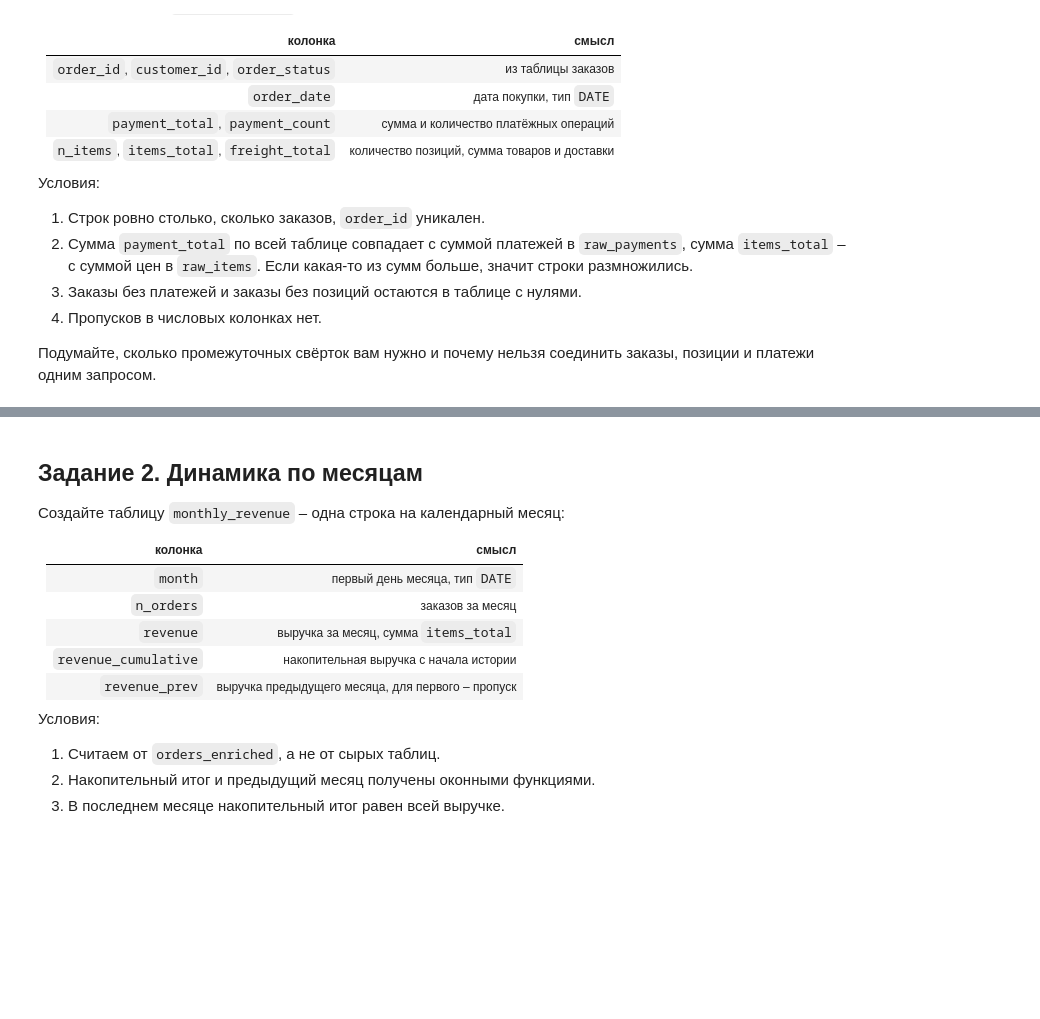
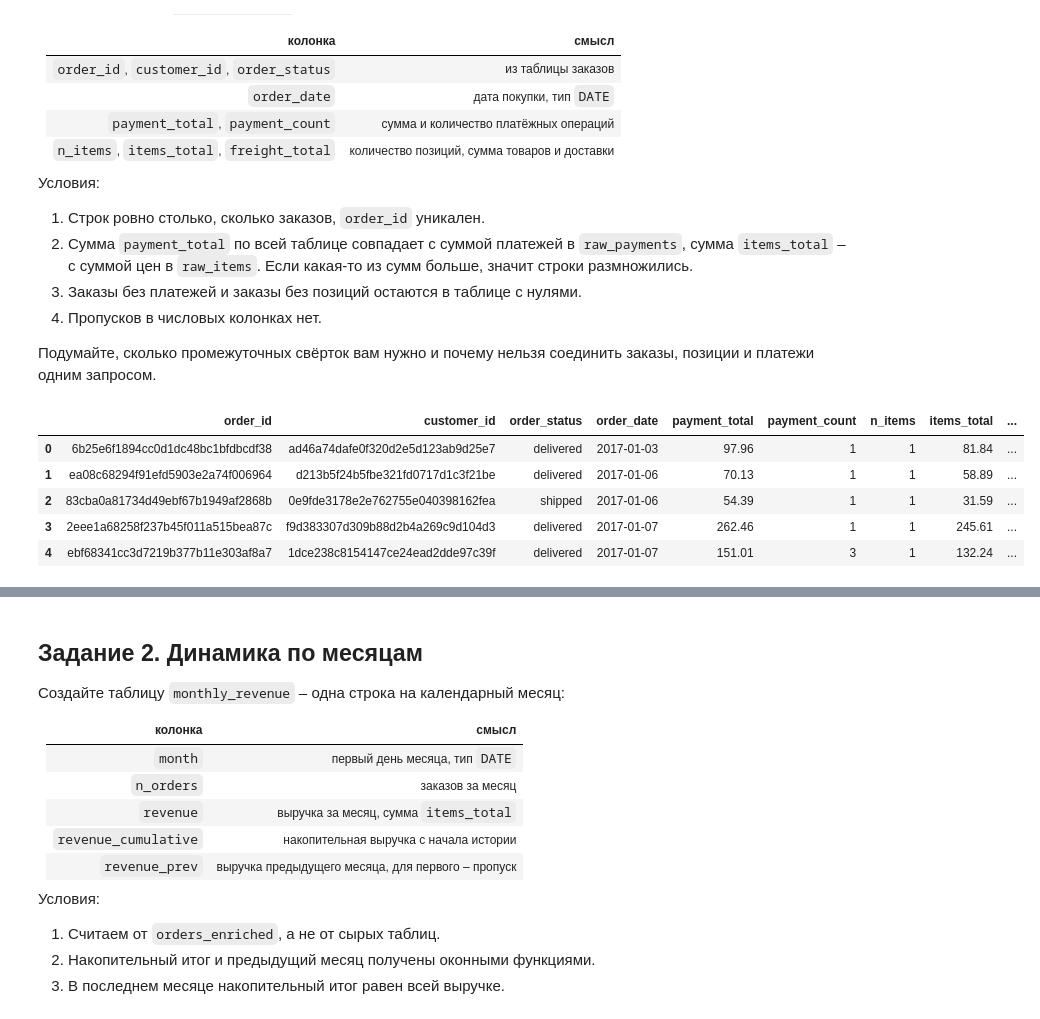
Before and after one commit to ilichppshka/AI-Data-Engineering, a Jupyter notebook: notebooks/02_storage_sql.ipynb, the cells around one changed output, grey strips where cells are left out. Cells and saved outputs as stored; diff of their text form; code cells hidden in the pictures; blank space fills up the shorter version.

```diff
--- a/notebooks/02_storage_sql.ipynb
+++ b/notebooks/02_storage_sql.ipynb
@@ -393,12 +481,51 @@ con.execute("""
 # %%
 # Структура подсказана выше: сначала свёртки в CTE, затем соединения.
 sql_task1 = """
 CREATE OR REPLACE TABLE orders_enriched AS
-SELECT 1
+WITH pay AS (
+    SELECT
+        order_id,
+        SUM(payment_value) AS payment_total,
+        COUNT(*) AS payment_count
+    FROM raw_payments
+    GROUP BY order_id
+),
+items AS (
+    SELECT
+        order_id,
+        COUNT(*) AS n_items,
+        SUM(price) AS items_total,
+        SUM(freight_value) AS freight_total
+    FROM raw_items
+    GROUP BY order_id
+)
+SELECT
+    o.order_id,
+    o.customer_id,
+    o.order_status,
+    CAST(o.order_purchase_timestamp AS DATE) AS order_date,
+
+    COALESCE(p.payment_total, 0) as payment_total,
+    COALESCE(p.payment_count, 0) AS payment_count,
+
+    COALESCE(i.n_items, 0) AS n_items,
+    COALESCE(i.items_total, 0) AS items_total,
+    COALESCE(i.freight_total, 0) As freight_total
+
+FROM raw_orders AS o
+LEFT JOIN pay AS p USING (order_id)
+LEFT JOIN items AS i USING (order_id)
 """
 
 con.execute(sql_task1)
 con.execute("SELECT * FROM orders_enriched LIMIT 5").df()
+# %% [output]
+|  | order_id | customer_id | order_status | order_date | payment_total | payment_count | n_items | items_total | ... |
+| 0 | 6b25e6f1894cc0d1dc48bc1bfdbcdf38 | ad46a74dafe0f320d2e5d123ab9d25e7 | delivered | 2017-01-03 | 97.96 | 1 | 1 | 81.84 | ... |
+| 1 | ea08c68294f91efd5903e2a74f006964 | d213b5f24b5fbe321fd0717d1c3f21be | delivered | 2017-01-06 | 70.13 | 1 | 1 | 58.89 | ... |
+| 2 | 83cba0a81734d49ebf67b1949af2868b | 0e9fde3178e2e762755e040398162fea | shipped | 2017-01-06 | 54.39 | 1 | 1 | 31.59 | ... |
+| 3 | 2eee1a68258f237b45f011a515bea87c | f9d383307d309b88d2b4a269c9d104d3 | delivered | 2017-01-07 | 262.46 | 1 | 1 | 245.61 | ... |
+| 4 | ebf68341cc3d7219b377b11e303af8a7 | 1dce238c8154147ce24ead2dde97c39f | delivered | 2017-01-07 | 151.01 | 3 | 1 | 132.24 | ... |
 # %%
 from checks.lab02 import check_task_1, check_task_2, lab02_result
 
```
Also changed, not shown: parts of 22 cells of this notebook.
